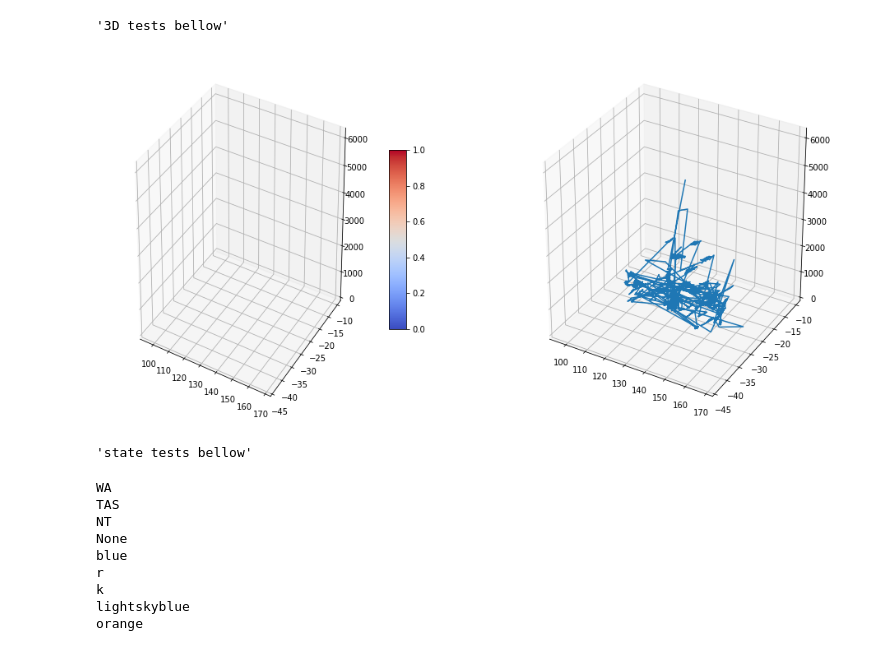
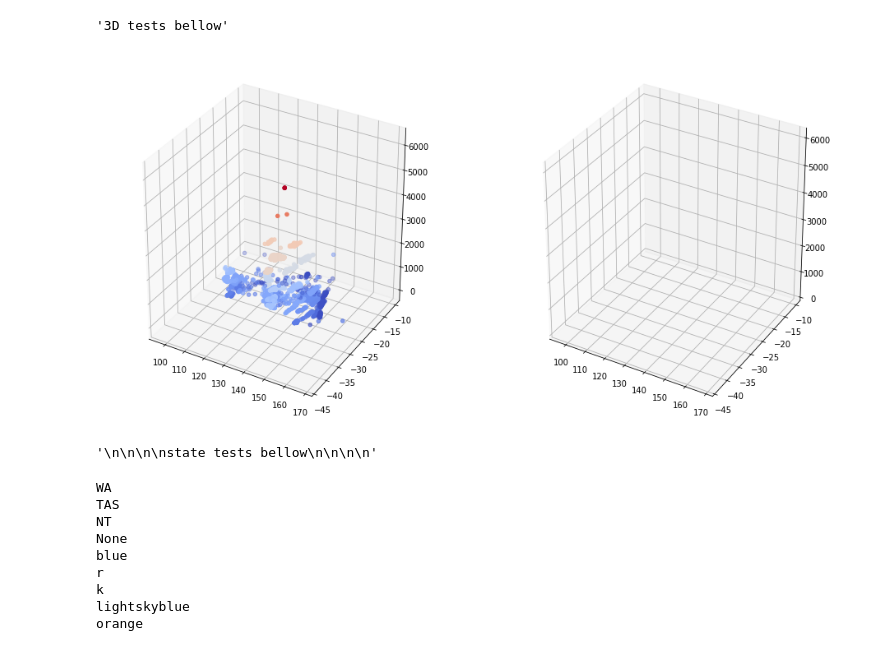
Before and after one commit to tomwyb/code1161base, a Jupyter notebook: aircon.ipynb, the cells around one changed output. Drawn from its saved outputs; the diff is of its cells as text; code cells hidden in the pictures.

```diff
--- a/aircon.ipynb
+++ b/aircon.ipynb
@@ -192,45 +258,62 @@ plt.show()
 # %%
 from mpl_toolkits.mplot3d.axes3d import Axes3D, get_test_data
 from matplotlib import cm
 
 
 # set up a figure twice as wide as it is tall
 fig = plt.figure(figsize=plt.figaspect(0.5))
 
 #===============
 #  First subplot
 #===============
 # set up the axes for the first plot
 ax = fig.add_subplot(1, 2, 1, projection='3d')
 
 # plot a 3D surface like in the example mplot3d/surface3d_demo
 X = aircon_data["Longitude"]
 Y = aircon_data["Latitude"]
 # X, Y = np.meshgrid(X, Y)
 # R = np.sqrt(X**2 + Y**2)
 Z = aircon_data["Annual heating hours"]
-surf = ax.plot_surface(X, Y, Z, rstride=1, cstride=1, cmap=cm.coolwarm,
-                       linewidth=0, antialiased=False)
+# Z,bx,by = np.histogram2d(X,Y,bins=20,weights = Z)
+# X,Y = np.meshgrid(bx,by)
+# surf = ax.plot_surface(X, Y, Z, rstride=1, cstride=1, cmap=cm.inferno,
+#                        linewidth=0, antialiased=False)
 # ax.set_zlim(-1.01, 1.01)
-fig.colorbar(surf, shrink=0.5, aspect=10)
+# fig.colorbar(surf, shrink=0.5, aspect=10)
+cmcw = plt.cm.get_cmap("coolwarm")
+c = np.abs(Z)
+ax.scatter(X, Y, zs = Z, c=c, cmap="coolwarm")
+# ax.plot_surface(X, Y, Z)
+
 
 # #===============
 # # Second subplot
 # #===============
-# # set up the axes for the second plot
+# # # set up the axes for the second plot
 ax = fig.add_subplot(1, 2, 2, projection='3d')
 
-# # plot a 3D wireframe like in the example mplot3d/wire3d_demo
-# X, Y, Z = get_test_data(0.05)
-ax.plot_wireframe(X, Y, Z, rstride=10, cstride=10)
+# # # plot a 3D wireframe like in the example mplot3d/wire3d_demo
+# # X, Y, Z = get_test_data(0.05)
+# ax.plot_wireframe(X, Y, Z, rstride=10, cstride=10, color = "r"  )
+ax.plot_surface(X, Y, Z, rstride=1, cstride=1, cmap=cm.inferno,
+                       linewidth=0, antialiased=False)
 
 plt.show()
 # %% [output]
-[figure, old version]
+[figure, new version]
 # %%
-"""state tests bellow"""
+"""
+
+
+
+state tests bellow
+
+
+
+"""
 # %% [output]
-'state tests bellow'
+'\n\n\n\nstate tests bellow\n\n\n\n'
 # %%
 def setState (pc):
     states = ["ACT", "NSW", "VIC", "QLD", "SA" , "WA", "TAS", "NT"]
```
Also changed, not shown: parts of 83 cells of this notebook, 26 other files.
